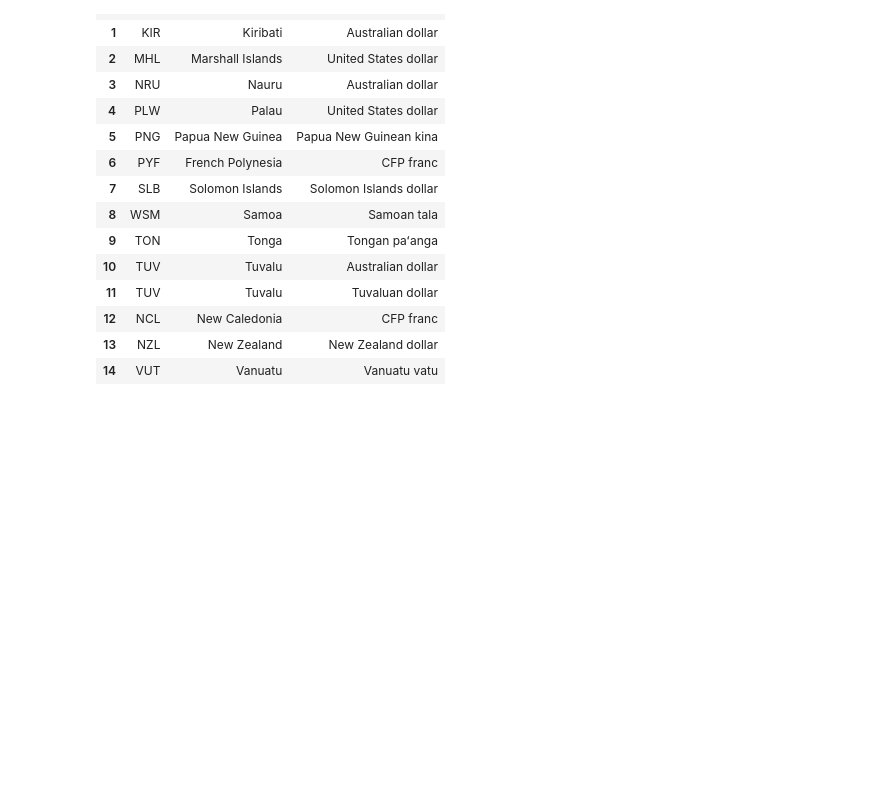
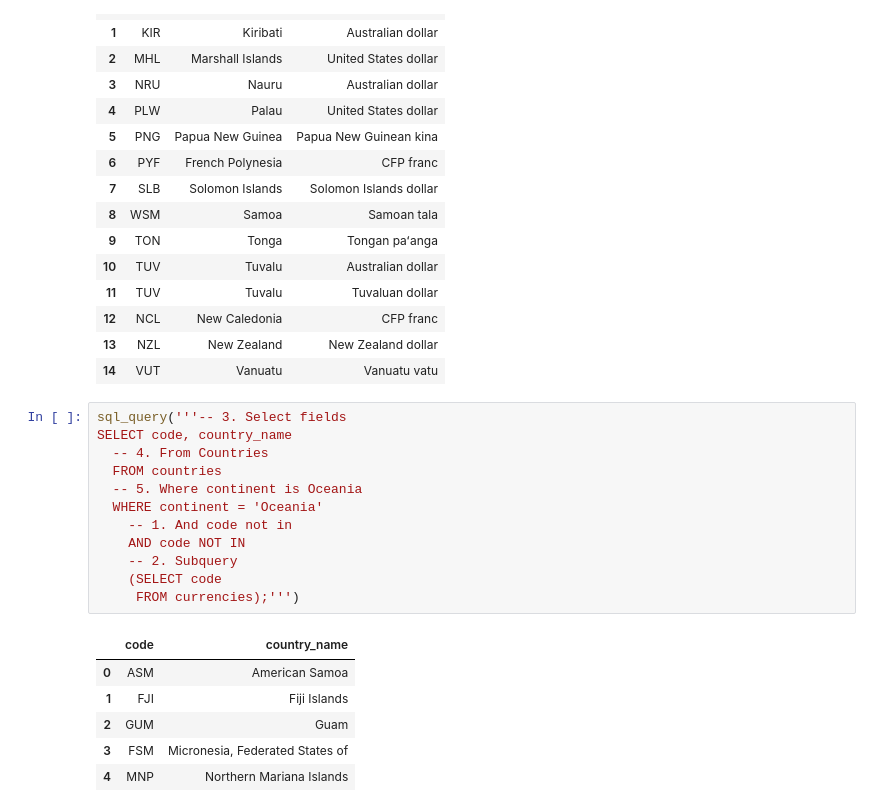
Before and after one commit to MikSm1th/datacamp_notes, a Jupyter notebook: joining_data_in_SQL/Set theory clauses.ipynb, the cells around one changed output. Drawn from its saved outputs; the diff is of its cells as text; blank space fills up the shorter version.

```diff
--- a/joining_data_in_SQL/Set theory clauses.ipynb
+++ b/joining_data_in_SQL/Set theory clauses.ipynb
@@ -372,3 +372,22 @@ WHERE continent = 'Oceania';''')
 | 12 | NCL | New Caledonia | CFP franc |
 | 13 | NZL | New Zealand | New Zealand dollar |
 | 14 | VUT | Vanuatu | Vanuatu vatu |
+# %%
+sql_query('''-- 3. Select fields
+SELECT code, country_name
+  -- 4. From Countries
+  FROM countries
+  -- 5. Where continent is Oceania
+  WHERE continent = 'Oceania'
+  	-- 1. And code not in
+  	AND code NOT IN
+  	-- 2. Subquery
+  	(SELECT code
+  	 FROM currencies);''')
+# %% [output]
+|  | code | country_name |
+| 0 | ASM | American Samoa |
+| 1 | FJI | Fiji Islands |
+| 2 | GUM | Guam |
+| 3 | FSM | Micronesia, Federated States of |
+| 4 | MNP | Northern Mariana Islands |
```
Also changed, not shown: parts of 15 cells of this notebook.
